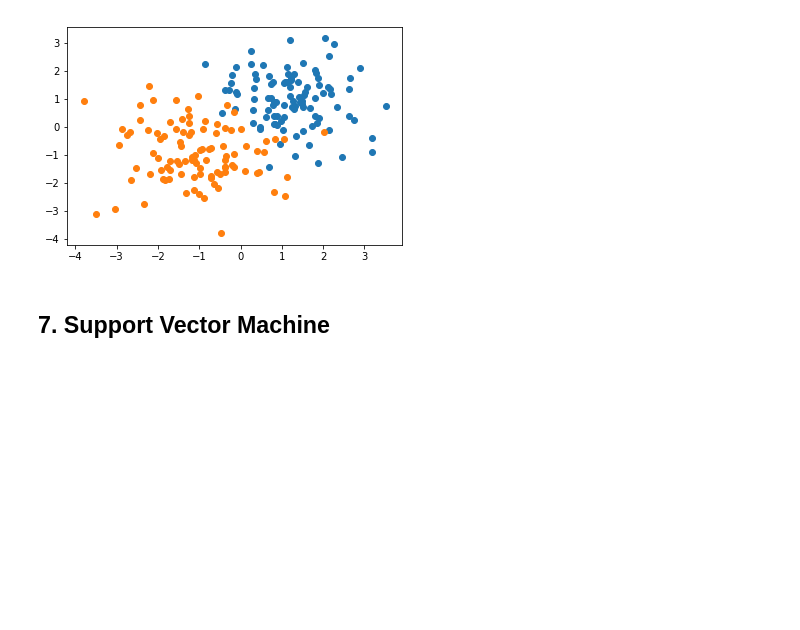
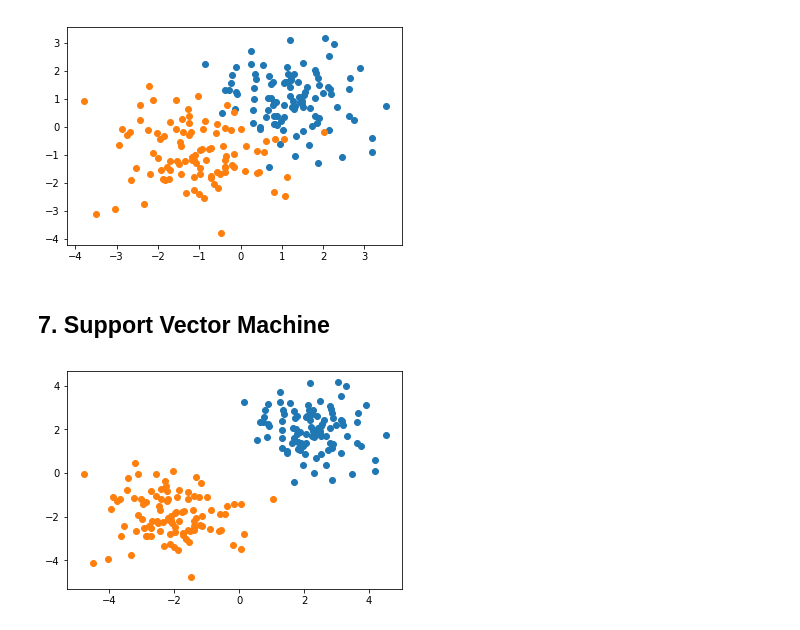
Before and after one commit to leenamurgai/playground, a Jupyter notebook: ml-from-scratch.ipynb, the cells around one changed output. Drawn from its saved outputs; the diff is of its cells as text; code cells hidden in the pictures; blank space fills up the shorter version.

```diff
--- a/ml-from-scratch.ipynb
+++ b/ml-from-scratch.ipynb
@@ -688,3 +697,22 @@ ax = plt.scatter(data[y_pred <= threshold,0], data[y_pred <= threshold,1])
 [figure]
 # %% [markdown]
 ## 7. Support Vector Machine
+# %%
+"""Set-up some data"""
+np.random.seed(1)
+x = 2
+m = 200
+data1 = np.concatenate((np.random.normal(size=(int(m/2), 2)) + [ x, x], np.ones((int(m/2), 1))), axis=1)
+data2 = np.concatenate((np.random.normal(size=(int(m/2), 2)) + [-x, -x], np.zeros((int(m/2), 1))), axis=1)
+data  = np.concatenate((data1, data2))
+np.random.shuffle(data)
+#data_df = pd.DataFrame(data=data, columns=['x1', 'x2', 'y'])
+#display(data_df)
+y = data[:,2]
+#print(data[:,:2].shape)
+
+"""Plot the different classes"""
+ax = plt.scatter(data1[:,0], data1[:,1])
+ax = plt.scatter(data2[:,0], data2[:,1])
+# %% [output]
+[figure, added]
```
Also changed, not shown: parts of 9 cells of this notebook.
